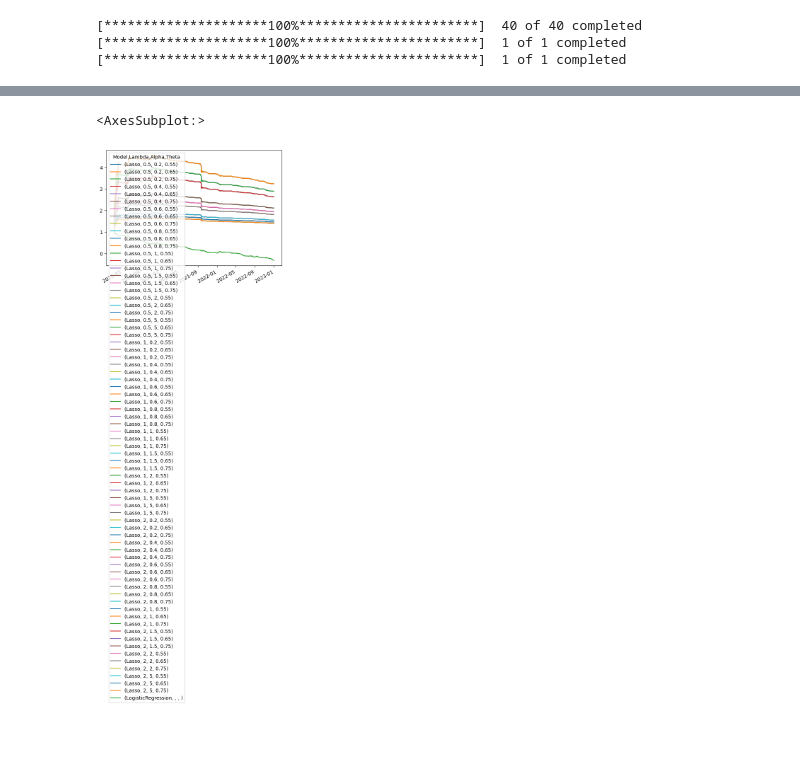
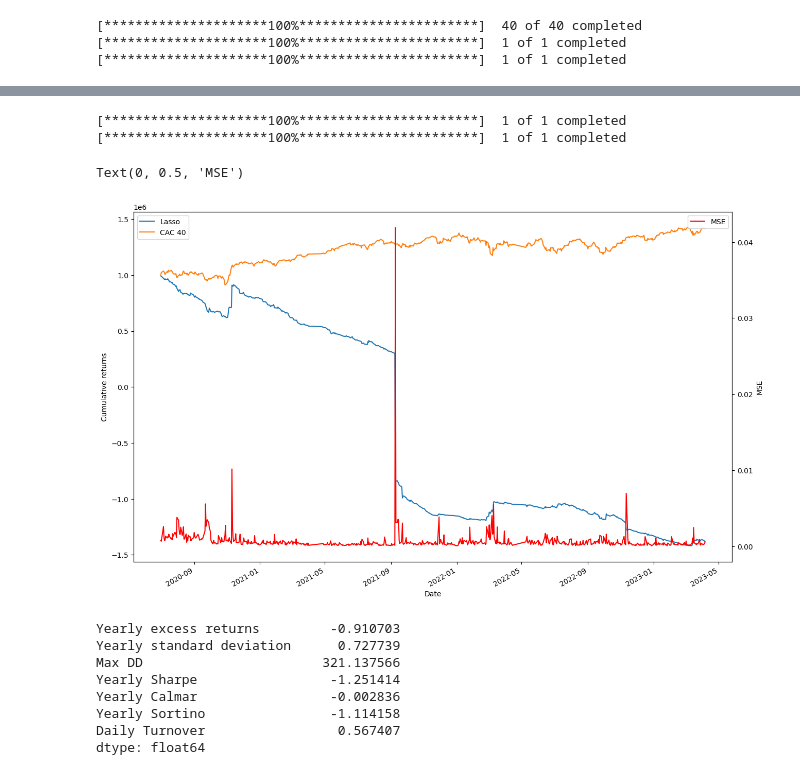
Before and after one commit to mattdimi/DLPSRP, a Jupyter notebook: Research project.ipynb, the cells around one changed output, grey strips where cells are left out. Saved outputs shown, nothing was run; the diff lists cells and outputs as text; code cells hidden in the pictures; blank space fills up the shorter version.

Commit message:
Added a configuration file for the portfolio optimization / Improved the forecaster code to optimize the portfolio optimization parameters on the validation set and use them on the test set

```diff
--- a/Research project.ipynb
+++ b/Research project.ipynb
@@ -86,3 +45,4 @@ sns.heatmap(results['LogisticRegression']['Accuracy'], cmap = "Blues")
 # %%
-returns = dataloader.load_returns(full_dataset, stock_names, time_index)
-precision_matrix_builder = PrecisionMatrixBuilder(returns, 512)
+returns = dataloader.load_returns()
+precision_matrix_builder = PrecisionMatrixBuilder(returns = returns, window = 512, alphas = alphas, thetas = thetas)
+prec_mat = precision_matrix_builder.get_precision_matrix()
@@ -117,5 +49,39 @@ backtests_stats.T.style.background_gradient(axis = 0)
-# %%
-backtest_performances.plot()
-# %% [output]
-<AxesSubplot:>
-[figure, removed]
+# %%
+benchmark_returns = dataloader.load_benchmark(date_index=time_index)
+risk_free = dataloader.load_risk_free_rate(time_index)
+# %% [output]
+[*********************100%***********************]  1 of 1 completed
+[*********************100%***********************]  1 of 1 completed
+# %%
+from Forecaster import Forecaster
+forecaster = Forecaster(full_dataset, stock_names, time_index, valid_size=66, test_size=66, n_splits=10)
+forecasts_valid, forecasts_test, weights_valid, weights_test, opt_param_dict, valid_index_full, test_index_full = forecaster.evaluate_test_models(models = models, prec_mat = prec_mat, lambdas = lambdas, alphas = alphas, thetas = thetas, capital = capital, stock_returns=returns, risk_free=risk_free, benchmark_returns=benchmark_returns)
+# %%
+weights_test_full_lasso = weights_test["Lasso"]
+weights_test_full_logistic = weights_test["LogisticRegression"]
+# %%
+backtest = BackTester(weights_test_full_lasso, returns, capital, risk_free, benchmark=benchmark_returns, name = "Lasso")
+backtest_statistics = backtest.get_backtest_statistics()
+cum_returns = backtest.get_strategy_cumulative_returns()
+cum_returns["MSE"] = (forecasts_test["Lasso"] - returns.loc[test_index_full, :]).apply(lambda x: x**2).mean(axis = 1)
+
+fig, ax1 = plt.subplots()
+ax2 = ax1.twinx()
+cum_returns.plot(y = ["Lasso", "CAC 40"], ax = ax1, figsize = (15, 10))
+cum_returns.plot(y = "MSE", ax = ax2, color = "red")
+ax1.set_ylabel("Cumulative returns")
+ax2.set_ylabel("MSE")
+# %% [output]
+Text(0, 0.5, 'MSE')
+[figure, added]
+# %%
+backtest_statistics
+# %% [output]
+Yearly excess returns         -0.910703
+Yearly standard deviation      0.727739
+Max DD                       321.137566
+Yearly Sharpe                 -1.251414
+Yearly Calmar                 -0.002836
+Yearly Sortino                -1.114158
+Daily Turnover                 0.567407
+dtype: float64
```
Also changed, not shown: parts of 19 cells of this notebook, 6 other files.
